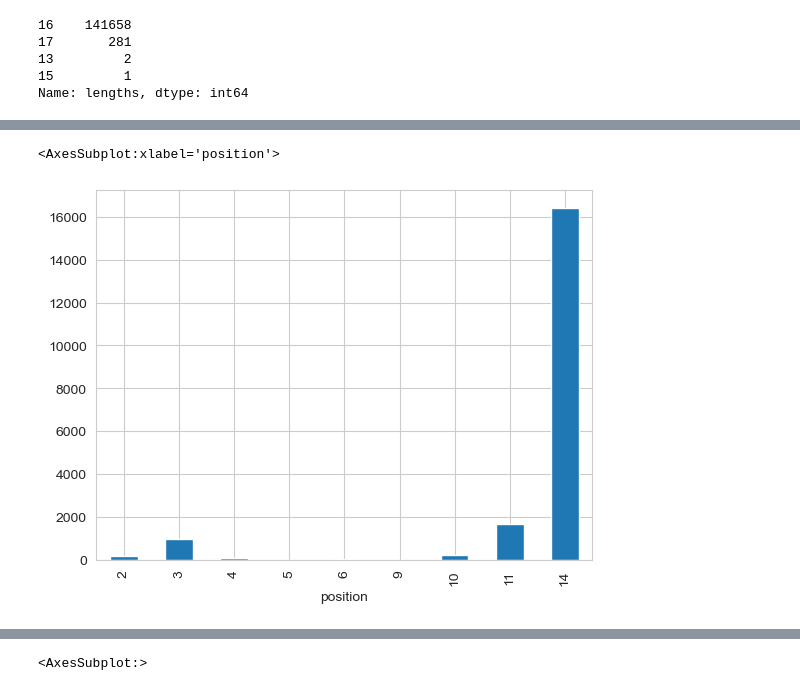
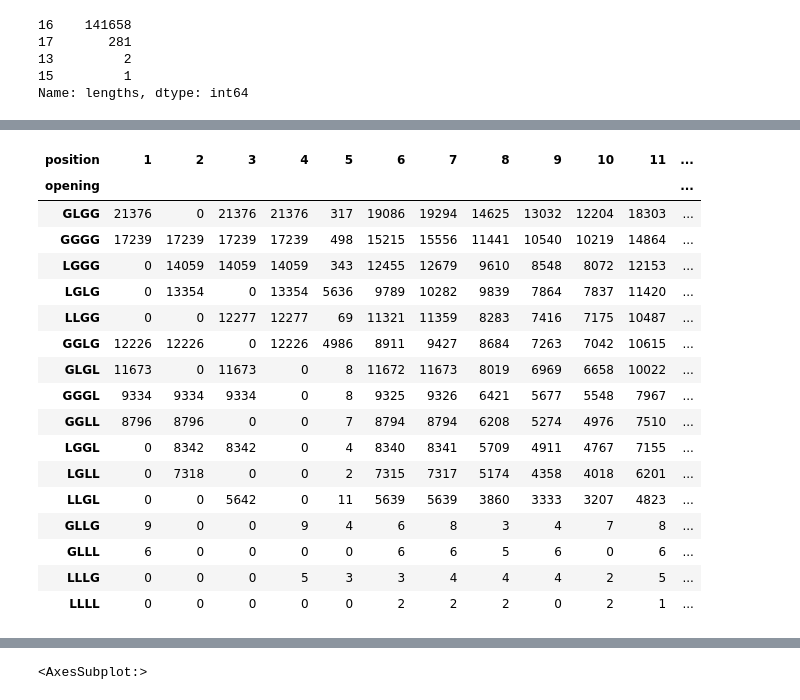
Before and after one commit to kmein/shloka, a Jupyter notebook: shloka-scansion/Shloka.ipynb, the cells around one changed output, grey strips where cells are left out. Saved outputs shown, nothing was run; the diff lists cells and outputs as text; code cells hidden in the pictures.

```diff
--- a/shloka-scansion/Shloka.ipynb
+++ b/shloka-scansion/Shloka.ipynb
@@ -65,0 +174,7 @@ pd.DataFrame(df_single_weight.groupby("position")["lengths"].value_counts()).uns
+# %%
+df_tmp = df_shlokas_16
+df_tmp["tmp_syllables"] = df_shlokas_16.lengths.apply(lambda x: list(enumerate(x.replace(".", ""), start=1)))
+df_single_weight = df_tmp.explode("tmp_syllables")
+df_single_weight["position"] = df_single_weight["tmp_syllables"].apply(lambda x: x[0])
+df_single_weight["value"] = df_single_weight["tmp_syllables"].apply(lambda x: x[1])
+del df_single_weight["tmp_syllables"]
@@ -66,3 +201,25 @@ pd.DataFrame(df_single_weight.groupby("position")["lengths"].value_counts()).uns
+# %%
+# no effect to be seen, also tried with .reopening and .cadence
+pd.crosstab([df_single_weight.opening, df_single_weight.position], df_single_weight.value).unstack()["G"].sort_values(14, ascending=False).style.background_gradient(axis="columns")
+# %% [output]
+| position | 1 | 2 | 3 | 4 | 5 | 6 | 7 | 8 | 9 | 10 | 11 | ... |
+| opening |  |  |  |  |  |  |  |  |  |  |  | ... |
+| GLGG | 21376 | 0 | 21376 | 21376 | 317 | 19086 | 19294 | 14625 | 13032 | 12204 | 18303 | ... |
+| GGGG | 17239 | 17239 | 17239 | 17239 | 498 | 15215 | 15556 | 11441 | 10540 | 10219 | 14864 | ... |
+| LGGG | 0 | 14059 | 14059 | 14059 | 343 | 12455 | 12679 | 9610 | 8548 | 8072 | 12153 | ... |
+| LGLG | 0 | 13354 | 0 | 13354 | 5636 | 9789 | 10282 | 9839 | 7864 | 7837 | 11420 | ... |
+| LLGG | 0 | 0 | 12277 | 12277 | 69 | 11321 | 11359 | 8283 | 7416 | 7175 | 10487 | ... |
+| GGLG | 12226 | 12226 | 0 | 12226 | 4986 | 8911 | 9427 | 8684 | 7263 | 7042 | 10615 | ... |
+| GLGL | 11673 | 0 | 11673 | 0 | 8 | 11672 | 11673 | 8019 | 6969 | 6658 | 10022 | ... |
+| GGGL | 9334 | 9334 | 9334 | 0 | 8 | 9325 | 9326 | 6421 | 5677 | 5548 | 7967 | ... |
+| GGLL | 8796 | 8796 | 0 | 0 | 7 | 8794 | 8794 | 6208 | 5274 | 4976 | 7510 | ... |
+| LGGL | 0 | 8342 | 8342 | 0 | 4 | 8340 | 8341 | 5709 | 4911 | 4767 | 7155 | ... |
+| LGLL | 0 | 7318 | 0 | 0 | 2 | 7315 | 7317 | 5174 | 4358 | 4018 | 6201 | ... |
+| LLGL | 0 | 0 | 5642 | 0 | 11 | 5639 | 5639 | 3860 | 3333 | 3207 | 4823 | ... |
+| GLLG | 9 | 0 | 0 | 9 | 4 | 6 | 8 | 3 | 4 | 7 | 8 | ... |
+| GLLL | 6 | 0 | 0 | 0 | 0 | 6 | 6 | 5 | 6 | 0 | 6 | ... |
+| LLLG | 0 | 0 | 0 | 5 | 3 | 3 | 4 | 4 | 4 | 2 | 5 | ... |
+| LLLL | 0 | 0 | 0 | 0 | 0 | 2 | 2 | 2 | 0 | 2 | 1 | ... |
 # %%
 def enumerate_sublists(lists):
     index = 1
@@ -82,5 +230,0 @@ df_localisation = pd.DataFrame(
-# %%
-df_localisation.groupby(["lengths", "position"]).size()["GLL"].plot.bar()
-# %% [output]
-<AxesSubplot:xlabel='position'>
-[figure, removed]
```
Also changed, not shown: parts of 42 cells of this notebook.
